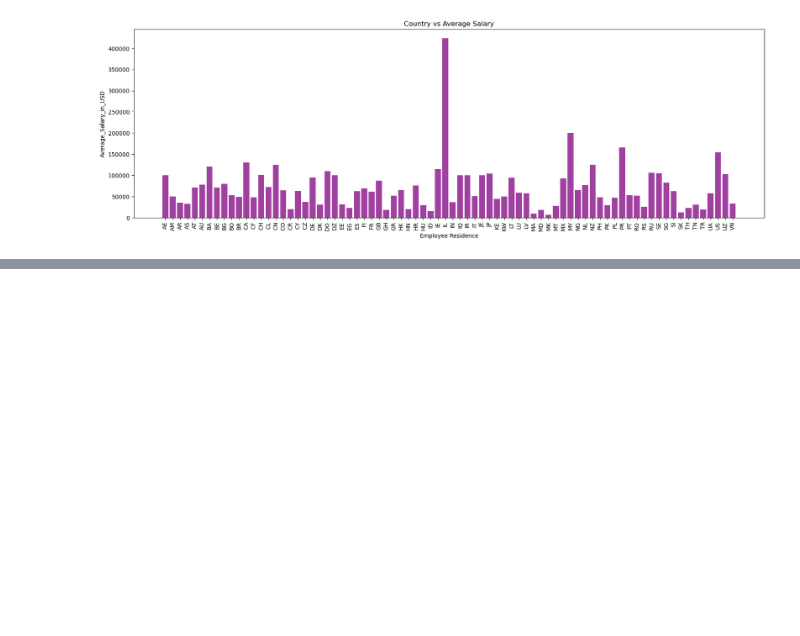
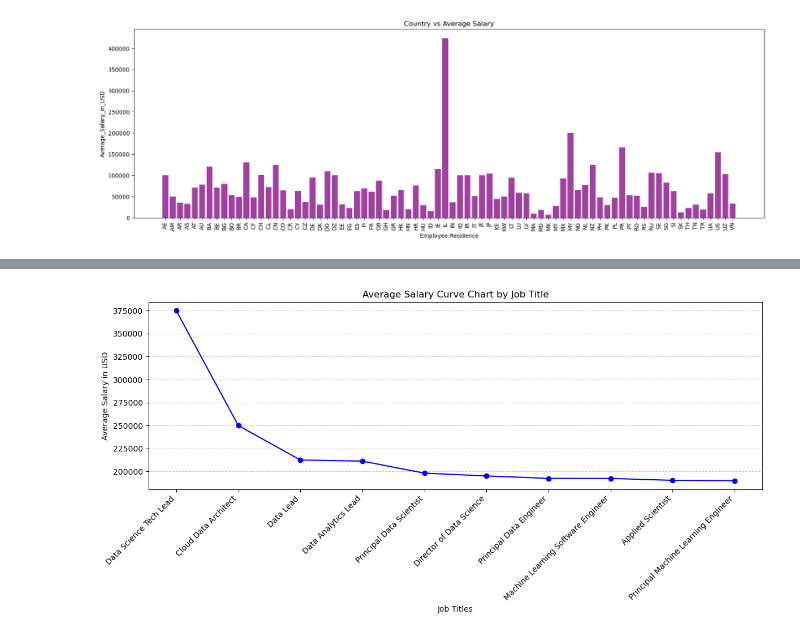
Before and after one commit to garimac12/project_acai, a Jupyter notebook: Project_AH.ipynb, the cells around one changed output, grey strips where cells are left out. Saved outputs shown, nothing was run; the diff lists cells and outputs as text; code cells hidden in the pictures; blank space fills up the shorter version.

```diff
--- a/Project_AH.ipynb
+++ b/Project_AH.ipynb
@@ -168,0 +222,39 @@ dtype: object
+# %%
+job_titles = [
+    "Data Science Tech Lead",
+    "Cloud Data Architect",
+    "Data Lead",
+    "Data Analytics Lead",
+    "Principal Data Scientist",
+    "Director of Data Science",
+    "Principal Data Engineer",
+    "Machine Learning Software Engineer",
+    "Applied Scientist",
+    "Principal Machine Learning Engineer",
+]
+
+salaries = [
+    375000.00,
+    250000.00,
+    212500.00,
+    211254.50,
+    198171.12,
+    195140.73,
+    192500.00,
+    192420.00,
+    190342.58,
+    190000.00,
+]
+
+# Create a curve chart
+plt.figure(figsize=(12, 6))
+plt.plot(job_titles, salaries, marker='o', linestyle='-', color='b')
+plt.xlabel("Job Titles")
+plt.ylabel("Average Salary in USD")
+plt.title("Average Salary Curve Chart by Job Title")
+plt.xticks(rotation=45, ha="right")  # Rotate x-axis labels for better visibility
+plt.grid(axis='y', linestyle='--', alpha=0.7)
+plt.tight_layout()  # Ensure labels are not cut off
+plt.show()
+# %% [output]
+[figure, added]
```
Also changed, not shown: parts of 8 cells of this notebook.
